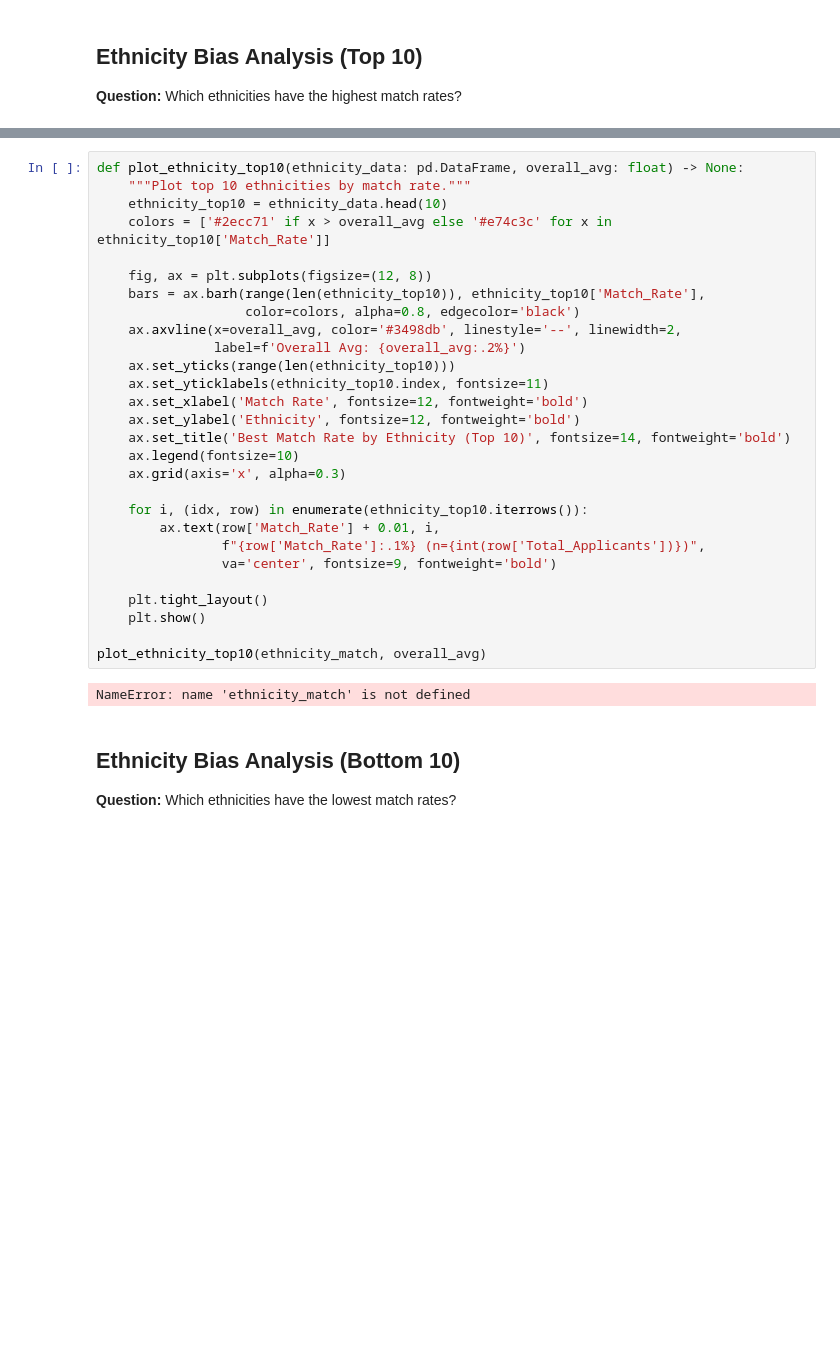
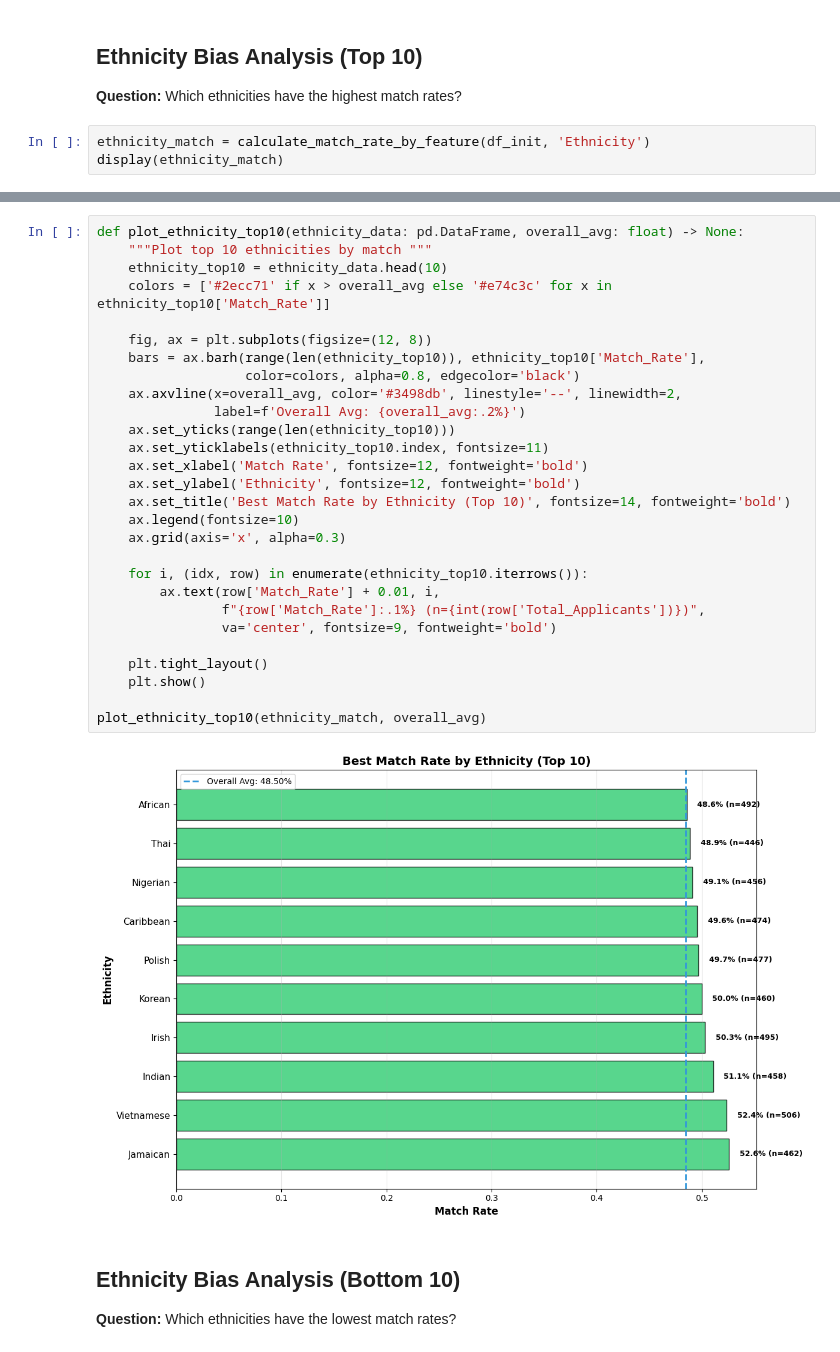
Before and after one commit to LouisDuv/ethical_AI_workflow, a Jupyter notebook: src/notebook.ipynb, the cells around one changed output, grey strips where cells are left out. Cells and saved outputs as stored; diff of their text form; blank space fills up the shorter version.

```diff
--- a/src/notebook.ipynb
+++ b/src/notebook.ipynb
@@ -240,3 +265,6 @@ NameError: name 'race_match' is not defined
 # %% [markdown]
 ## Ethnicity Bias Analysis (Top 10)
 **Question:** Which ethnicities have the highest match rates?
+# %%
+ethnicity_match = calculate_match_rate_by_feature(df_init, 'Ethnicity')
+display(ethnicity_match)
@@ -243,33 +290,33 @@ NameError: name 'race_match' is not defined
 # %%
 def plot_ethnicity_top10(ethnicity_data: pd.DataFrame, overall_avg: float) -> None:
-    """Plot top 10 ethnicities by match rate."""
+    """Plot top 10 ethnicities by match """
     ethnicity_top10 = ethnicity_data.head(10)
     colors = ['#2ecc71' if x > overall_avg else '#e74c3c' for x in ethnicity_top10['Match_Rate']]
 
     fig, ax = plt.subplots(figsize=(12, 8))
     bars = ax.barh(range(len(ethnicity_top10)), ethnicity_top10['Match_Rate'],
                    color=colors, alpha=0.8, edgecolor='black')
     ax.axvline(x=overall_avg, color='#3498db', linestyle='--', linewidth=2,
                label=f'Overall Avg: {overall_avg:.2%}')
     ax.set_yticks(range(len(ethnicity_top10)))
     ax.set_yticklabels(ethnicity_top10.index, fontsize=11)
     ax.set_xlabel('Match Rate', fontsize=12, fontweight='bold')
     ax.set_ylabel('Ethnicity', fontsize=12, fontweight='bold')
     ax.set_title('Best Match Rate by Ethnicity (Top 10)', fontsize=14, fontweight='bold')
     ax.legend(fontsize=10)
     ax.grid(axis='x', alpha=0.3)
 
     for i, (idx, row) in enumerate(ethnicity_top10.iterrows()):
         ax.text(row['Match_Rate'] + 0.01, i,
                 f"{row['Match_Rate']:.1%} (n={int(row['Total_Applicants'])})",
                 va='center', fontsize=9, fontweight='bold')
 
     plt.tight_layout()
     plt.show()
 
 plot_ethnicity_top10(ethnicity_match, overall_avg)
 # %% [output]
-NameError: name 'ethnicity_match' is not defined
+[figure, added]
 # %% [markdown]
 ## Ethnicity Bias Analysis (Bottom 10)
 **Question:** Which ethnicities have the lowest match rates?
```
Also changed, not shown: parts of 18 cells of this notebook.
